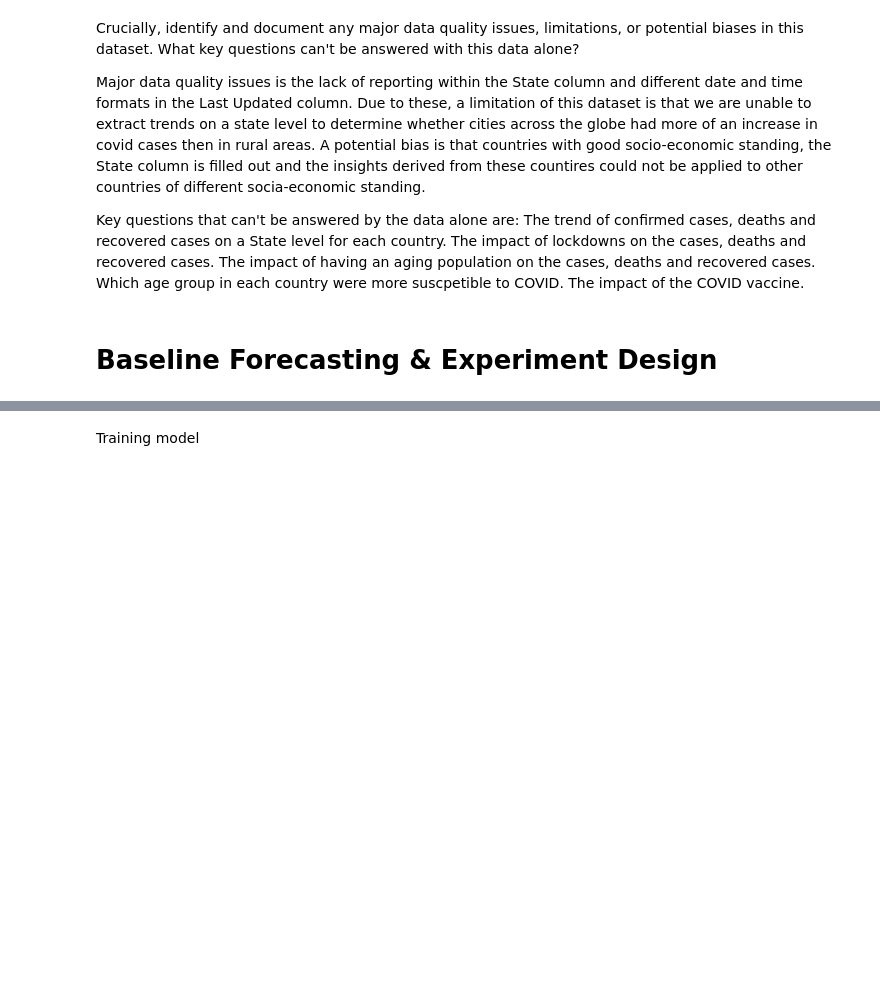
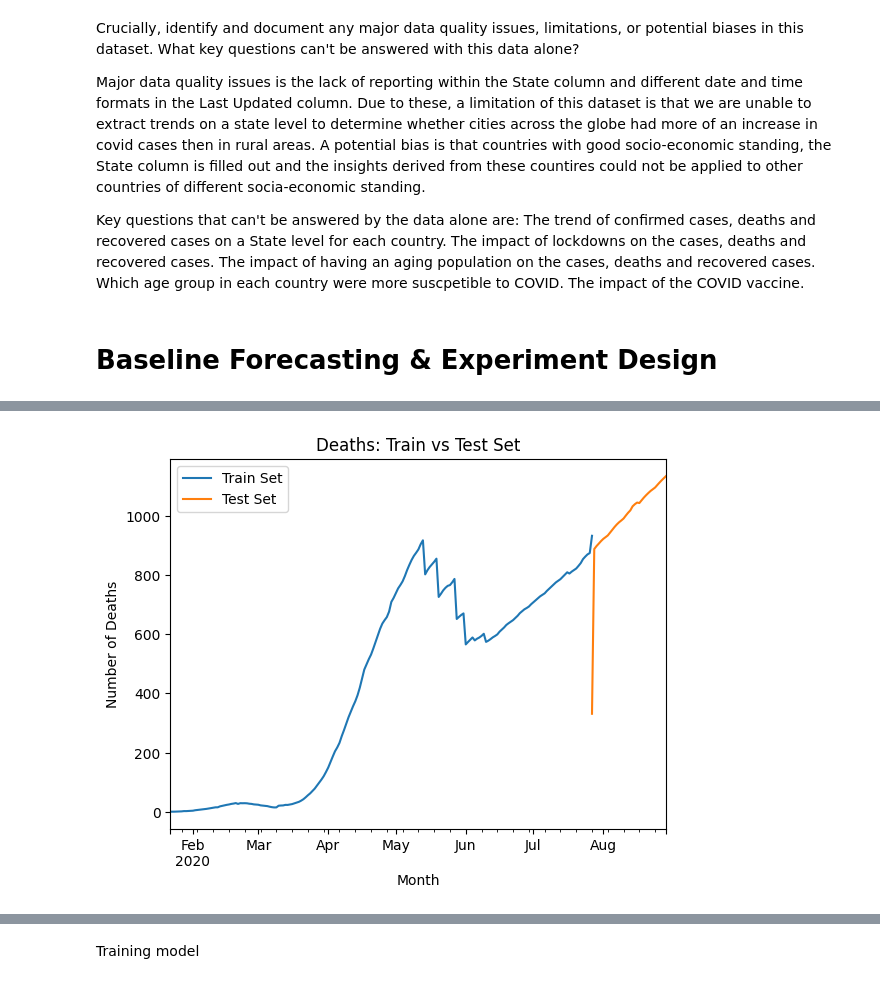
Before and after one commit to TavneetKB/Naimuri-coding-assessment, a Jupyter notebook: Technical_Challenge_Answer.ipynb, the cells around one changed output, grey strips where cells are left out. Cells and saved outputs as stored; diff of their text form; code cells hidden in the pictures; blank space fills up the shorter version.

```diff
--- a/Technical_Challenge_Answer.ipynb
+++ b/Technical_Challenge_Answer.ipynb
@@ -236,0 +282,11 @@ GARCH with LSTM model using tensorflow
+# %%
+
+y2_train.groupby('ObservationDate').mean().plot()
+y2_test.groupby('ObservationDate').mean().plot()
+plt.xlabel('Month')
+plt.ylabel('Number of Deaths')
+plt.title('Deaths: Train vs Test Set')
+plt.legend(['Train Set', 'Test Set'])
+plt.show()
+# %% [output]
+[figure, added]
```
Also changed, not shown: parts of 24 cells of this notebook.
